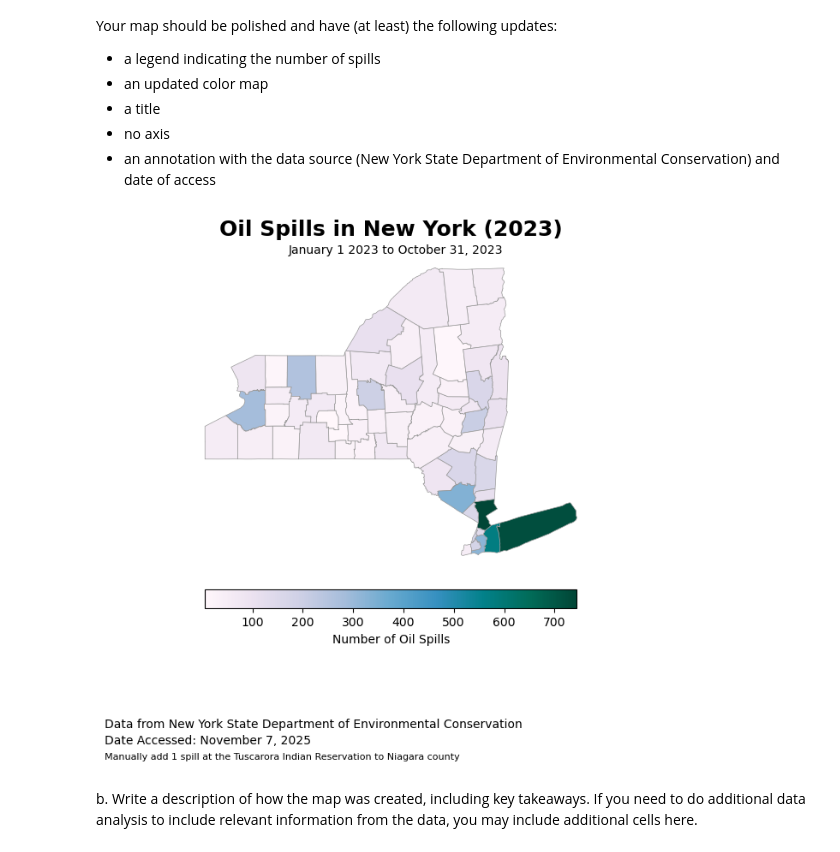
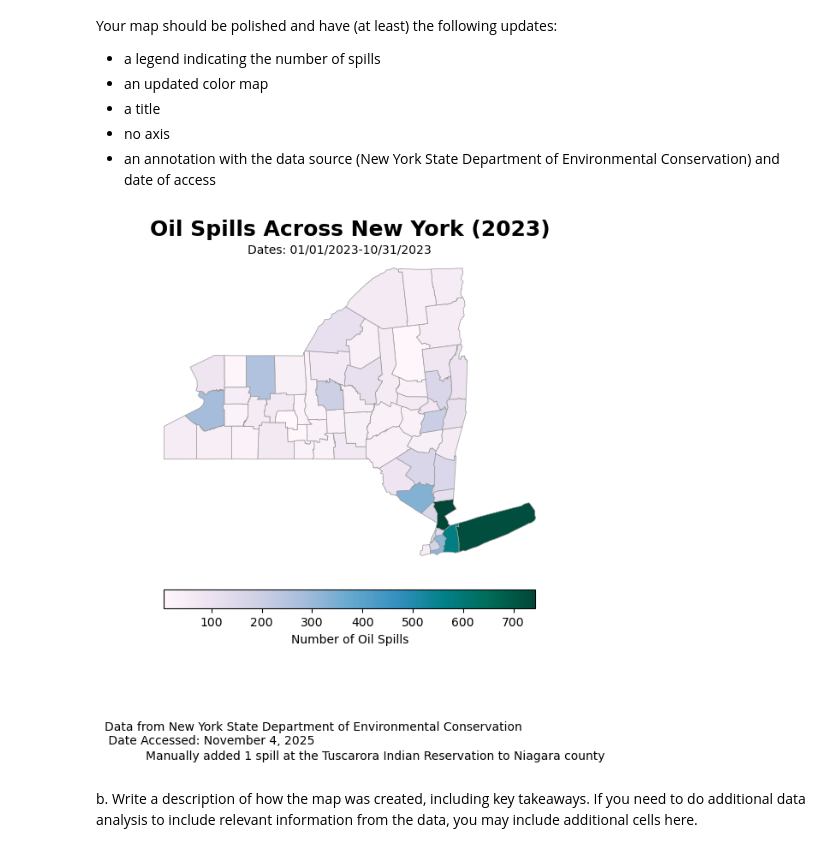
Before and after one commit to kylienewcomer/eds220-hwk3, a Jupyter notebook: hwk3-task1-spills.ipynb, the cells around one changed output. Saved outputs shown, nothing was run; the diff lists cells and outputs as text; code cells hidden in the pictures.

Commit message:
Create plot

```diff
--- a/hwk3-task1-spills.ipynb
+++ b/hwk3-task1-spills.ipynb
@@ -589,8 +573,39 @@ Your map should be polished and have (at least) the following updates:
 - no axis
 - an annotation with the data source (New York State Department of Environmental Conservation) and date of access
 # %%
+fig, ax = plt.subplots(figsize=(8, 6))
+
+# Remove the axis for a cleaner map
+ax.axis('off')
+
+# Create choropleth map of communities
+# Plot with refined color and edge style
+ny_counties.plot(
+    ax=ax,
+    column='n_spills',
+    cmap='PuBuGn',
+    legend=True,
+    edgecolor="0.6",
+    linewidth=0.5,
+    legend_kwds={
+        "shrink": 0.7,
+        "label": "Number of Oil Spills",
+        "orientation": "horizontal",
+        "pad": 0.05
+    }
+)
+
+# Add title and subtitle for better context
+ax.set_title('Oil Spills Across New York (2023)', fontsize=18, weight='bold', pad=15)
+ax.annotate("Dates: 01/01/2023-10/31/2023", xy = (0.25, 1), xycoords = "axes fraction")
+
+ax.annotate("Data from New York State Department of Environmental Conservation \n Date Accessed: November 4, 2025", xy = (-0.1, -.55), xycoords = "axes fraction")
+ax.annotate("Manually added 1 spill at the Tuscarora Indian Reservation to Niagara county",
+             xy = (-0.1, -.6), xycoords = "axes fraction")
+
+plt.show()
 # %% [output]
-[figure, old version]
+[figure, new version]
 # %% [markdown]
 b. Write a description of how the map was created, including key takeaways. If you need to do additional data analysis to include relevant information from the data, you may include additional cells here.
 # %% [markdown]
```
Also changed, not shown: parts of 5 cells of this notebook.
